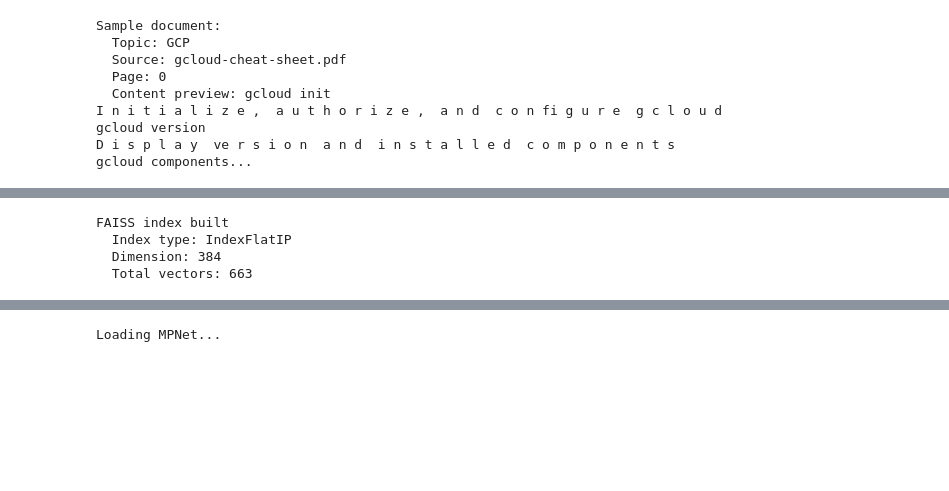
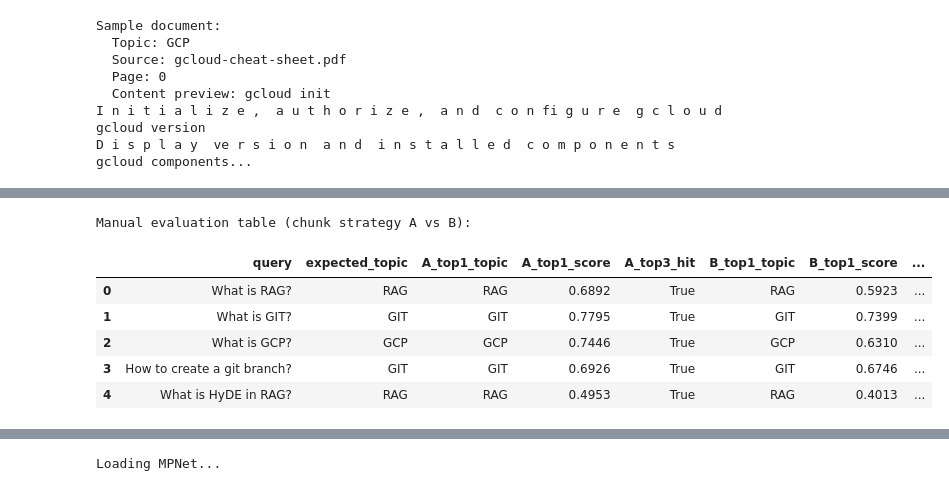
Before and after one commit to tkhamidulinnn/RAG-First-Project, a Jupyter notebook: notebooks/week2_faiss_retrieval_pipeline.ipynb, the cells around one changed output, grey strips where cells are left out. Saved outputs shown, nothing was run; the diff lists cells and outputs as text; code cells hidden in the pictures; blank space fills up the shorter version.

```diff
--- a/notebooks/week2_faiss_retrieval_pipeline.ipynb
+++ b/notebooks/week2_faiss_retrieval_pipeline.ipynb
@@ -201,9 +265,13 @@ Chunks per topic:
 # %%
-# Inspect a sample chunk
-sample_chunk = chunks[501]
-print("Sample chunk:")
-print(f"  Topic: {sample_chunk.metadata['topic']}")
-print(f"  Source: {sample_chunk.metadata['source']}")
-print(f"  Length: {len(sample_chunk.page_content)} chars")
-print(f"  Content: {sample_chunk.page_content[:300]}...")
+# Inspect one sample from each strategy
+print("Sample chunk — Strategy A (small):")
+c = chunks_a[len(chunks_a) // 2]
+print(f"  Topic: {c.metadata['topic']}, Source: {c.metadata['source']}")
+print(f"  Length: {len(c.page_content)} chars")
+print(f"  Content: {c.page_content[:200]}...")
+print("\nSample chunk — Strategy B (larger):")
+c = chunks_b[len(chunks_b) // 2]
+print(f"  Topic: {c.metadata['topic']}, Source: {c.metadata['source']}")
+print(f"  Length: {len(c.page_content)} chars")
+print(f"  Content: {c.page_content[:200]}...")
 # %% [output]
@@ -264,25 +431,43 @@ L2 norm of first embedding: 1.0000 (should be 1.0)
 # %%
-# FIX: Add validation before creating index
-if len(embeddings) == 0:
-    raise ValueError("Cannot create index: embeddings array is empty")
+# Manual evaluation table: expected topic vs retrieved topic (top-1 and top-3)
+QUERY_EXPECTED_TOPIC = {
+    "What is RAG?": "RAG",
+    "What is GIT?": "GIT",
+    "What is GCP?": "GCP",
+    "How to create a git branch?": "GIT",
+    "What is HyDE in RAG?": "RAG",
+}
 
-if embeddings.shape[1] == 0:
-    raise ValueError("Cannot create index: embedding dimension is 0")
+rows = []
+for query in TEST_QUERIES:
+    expected = QUERY_EXPECTED_TOPIC.get(query, "?")
 
-# Ensure embeddings are float32 and contiguous (required by FAISS)
-embeddings = np.ascontiguousarray(embeddings, dtype=np.float32)
+    ra = rag_a.retrieve(query, top_k=3)
+    rb = rag_b.retrieve(query, top_k=3)
 
-dimension = embeddings.shape[1]
-index = faiss.IndexFlatIP(dimension)  # Inner Product = Cosine for normalized vectors
-index.add(embeddings)
+    a_topics = [item[1].metadata.get("topic", "?") for item in ra]
+    b_topics = [item[1].metadata.get("topic", "?") for item in rb]
 
-print(f"FAISS index built")
-print(f"  Index type: IndexFlatIP")
-print(f"  Dimension: {dimension}")
-print(f"  Total vectors: {index.ntotal}")
+    rows.append({
+        "query": query,
+        "expected_topic": expected,
+        "A_top1_topic": a_topics[0] if a_topics else "-",
+        "A_top1_score": round(ra[0][0], 4) if ra else None,
+        "A_top3_hit": expected in a_topics,
+        "B_top1_topic": b_topics[0] if b_topics else "-",
+        "B_top1_score": round(rb[0][0], 4) if rb else None,
+        "B_top3_hit": expected in b_topics,
+    })
+
+eval_df = pd.DataFrame(rows)
+print("Manual evaluation table (chunk strategy A vs B):")
+eval_df
 # %% [output]
-FAISS index built
-  Index type: IndexFlatIP
-  Dimension: 384
-  Total vectors: 663
+Manual evaluation table (chunk strategy A vs B):
+|  | query | expected_topic | A_top1_topic | A_top1_score | A_top3_hit | B_top1_topic | B_top1_score | ... |
+| 0 | What is RAG? | RAG | RAG | 0.6892 | True | RAG | 0.5923 | ... |
+| 1 | What is GIT? | GIT | GIT | 0.7795 | True | GIT | 0.7399 | ... |
+| 2 | What is GCP? | GCP | GCP | 0.7446 | True | GCP | 0.6310 | ... |
+| 3 | How to create a git branch? | GIT | GIT | 0.6926 | True | GIT | 0.6746 | ... |
+| 4 | What is HyDE in RAG? | RAG | RAG | 0.4953 | True | RAG | 0.4013 | ... |
 # %%
```
Also changed, not shown: parts of 32 cells of this notebook, 8 other files.
